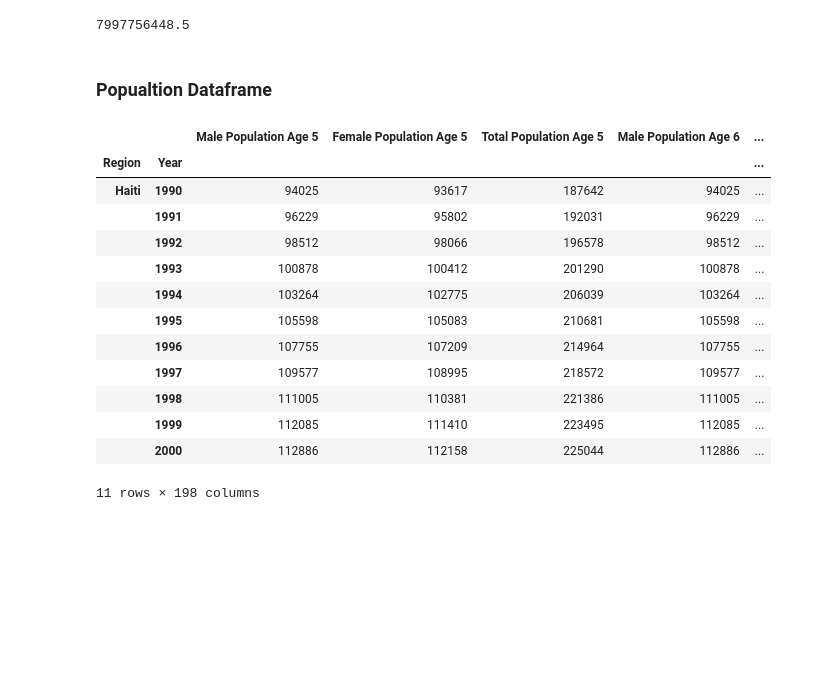
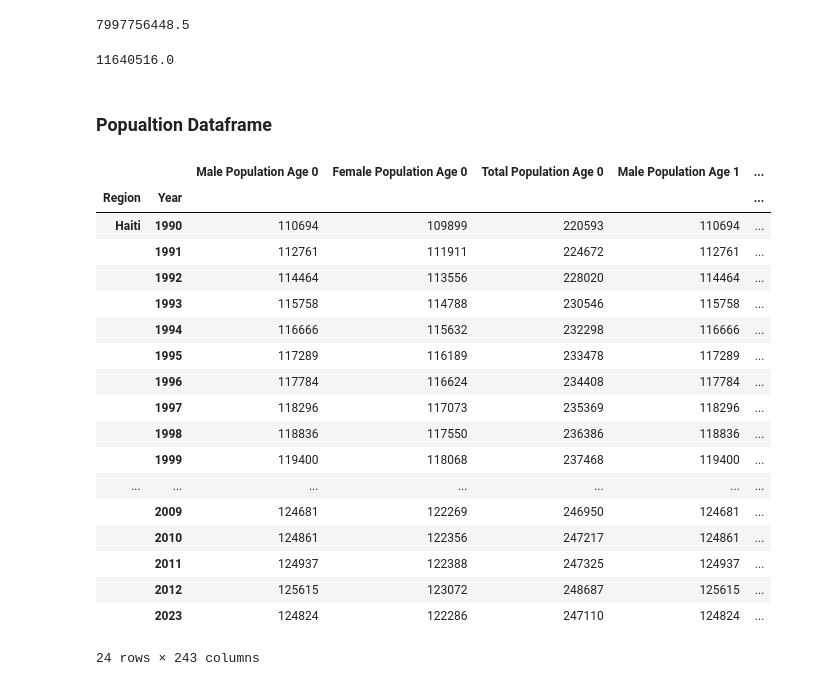
Before and after one commit to panda41983/EEP153_Project1_TeamGaryBecker, a Jupyter notebook: Project_1.ipynb, the cells around one changed output. Saved outputs shown, nothing was run; the diff lists cells and outputs as text; code cells hidden in the pictures; blank space fills up the shorter version.

```diff
--- a/Project_1.ipynb
+++ b/Project_1.ipynb
@@ -125,6 +125,10 @@ population(2023, "People", [5, 7], "Haiti")
 population(2022, "people", [0,100], "World")
 # %% [output]
 7997756448.5
+# %%
+population(2023, "people", [0,100], "Haiti")
+# %% [output]
+11640516.0
 # %% [markdown]
 ### Popualtion Dataframe
 # %%
@@ -168,20 +172,25 @@ def create_population_dataframe(regions, years, age_range):
 
     return df
 # %%
-population_df = create_population_dataframe(["Haiti"], [1990, 1991, 1992, 1993, 1994, 1995, 1996, 1997, 1998, 1999, 2000], [5, 70])
+population_df = create_population_dataframe(["Haiti"], [1990, 1991, 1992, 1993, 1994, 1995, 1996, 1997, 1998, 1999, 2000, 2001, 2002, 2003, 2004, 2005, 2006, 2007, 2008, 2009, 2010, 2011, 2012, 2023], [0, 80])
 population_df
 # %% [output]
-|  |  | Male Population Age 5 | Female Population Age 5 | Total Population Age 5 | Male Population Age 6 | ... |
+|  |  | Male Population Age 0 | Female Population Age 0 | Total Population Age 0 | Male Population Age 1 | ... |
 | Region | Year |  |  |  |  | ... |
-| Haiti | 1990 | 94025 | 93617 | 187642 | 94025 | ... |
-|  | 1991 | 96229 | 95802 | 192031 | 96229 | ... |
-|  | 1992 | 98512 | 98066 | 196578 | 98512 | ... |
-|  | 1993 | 100878 | 100412 | 201290 | 100878 | ... |
-|  | 1994 | 103264 | 102775 | 206039 | 103264 | ... |
-|  | 1995 | 105598 | 105083 | 210681 | 105598 | ... |
-|  | 1996 | 107755 | 107209 | 214964 | 107755 | ... |
-|  | 1997 | 109577 | 108995 | 218572 | 109577 | ... |
-|  | 1998 | 111005 | 110381 | 221386 | 111005 | ... |
-|  | 1999 | 112085 | 111410 | 223495 | 112085 | ... |
-|  | 2000 | 112886 | 112158 | 225044 | 112886 | ... |
+| Haiti | 1990 | 110694 | 109899 | 220593 | 110694 | ... |
+|  | 1991 | 112761 | 111911 | 224672 | 112761 | ... |
+|  | 1992 | 114464 | 113556 | 228020 | 114464 | ... |
+|  | 1993 | 115758 | 114788 | 230546 | 115758 | ... |
+|  | 1994 | 116666 | 115632 | 232298 | 116666 | ... |
+|  | 1995 | 117289 | 116189 | 233478 | 117289 | ... |
+|  | 1996 | 117784 | 116624 | 234408 | 117784 | ... |
+|  | 1997 | 118296 | 117073 | 235369 | 118296 | ... |
+|  | 1998 | 118836 | 117550 | 236386 | 118836 | ... |
+|  | 1999 | 119400 | 118068 | 237468 | 119400 | ... |
+| ... | ... | ... | ... | ... | ... | ... |
+|  | 2009 | 124681 | 122269 | 246950 | 124681 | ... |
+|  | 2010 | 124861 | 122356 | 247217 | 124861 | ... |
+|  | 2011 | 124937 | 122388 | 247325 | 124937 | ... |
+|  | 2012 | 125615 | 123072 | 248687 | 125615 | ... |
+|  | 2023 | 124824 | 122286 | 247110 | 124824 | ... |
-11 rows × 198 columns
+24 rows × 243 columns
```
